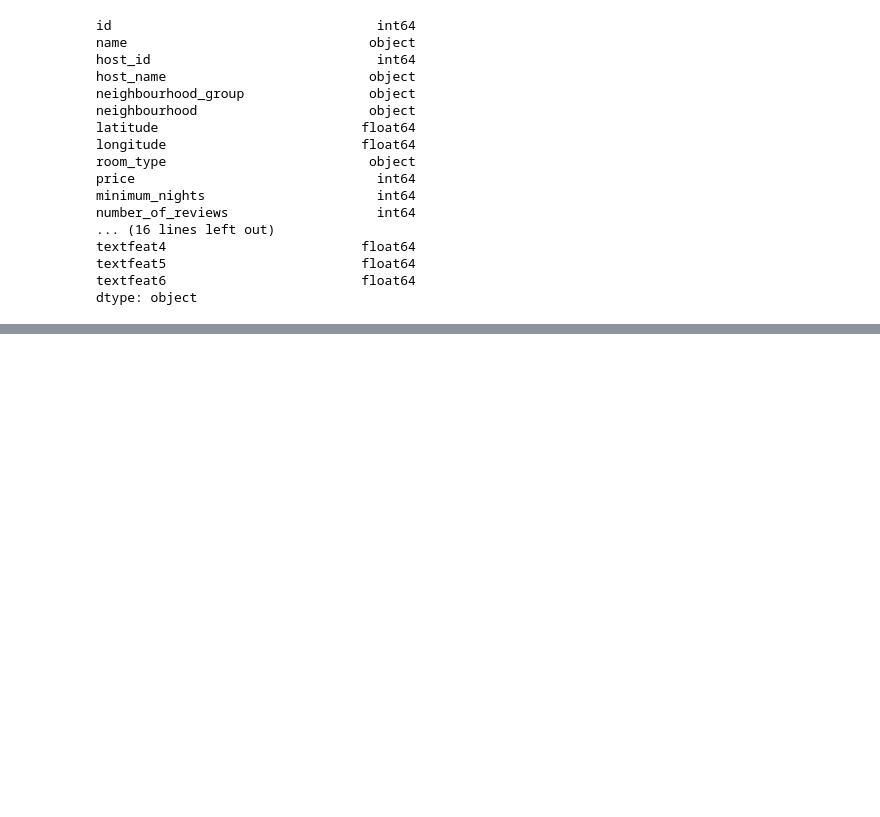
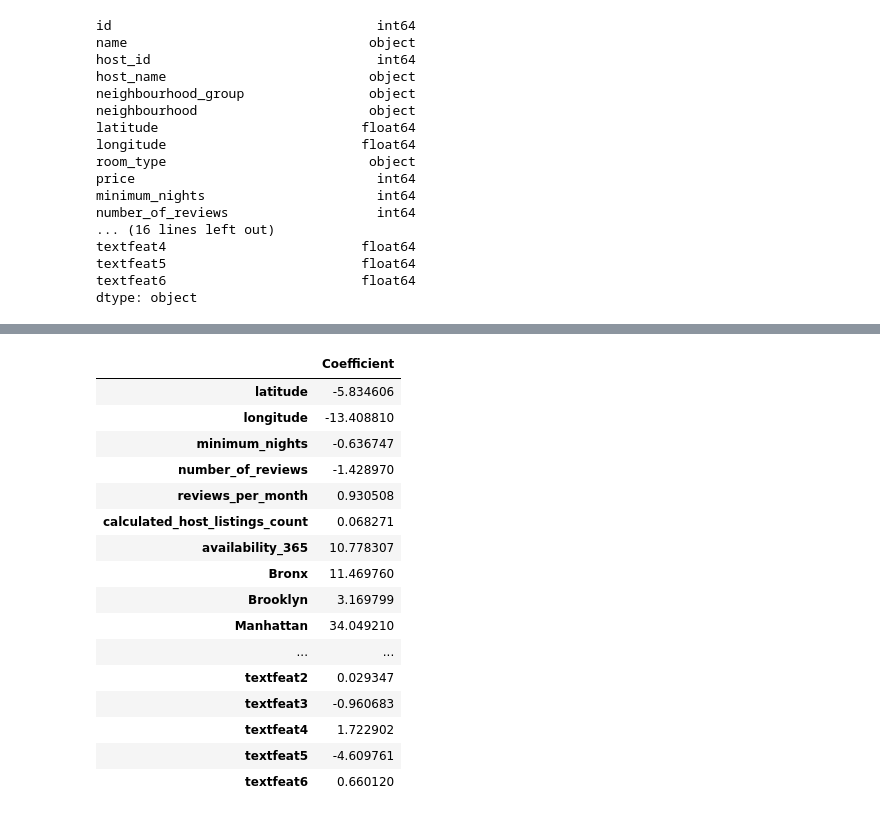
Before and after one commit to joshuajacobs2020/AirbnbPricePrediction, a Jupyter notebook: Airbnb2_Jerry.ipynb, the cells around one changed output, grey strips where cells are left out. Cells and saved outputs as stored; diff of their text form; code cells hidden in the pictures; blank space fills up the shorter version.

```diff
--- a/Airbnb2_Jerry.ipynb
+++ b/Airbnb2_Jerry.ipynb
@@ -27,0 +107,20 @@ dtype: object
+# %%
+pd.DataFrame(linreg.coef_, X.columns, columns=['Coefficient'])
+# %% [output]
+|  | Coefficient |
+| latitude | -5.834606 |
+| longitude | -13.408810 |
+| minimum_nights | -0.636747 |
+| number_of_reviews | -1.428970 |
+| reviews_per_month | 0.930508 |
+| calculated_host_listings_count | 0.068271 |
+| availability_365 | 10.778307 |
+| Bronx | 11.469760 |
+| Brooklyn | 3.169799 |
+| Manhattan | 34.049210 |
+| ... | ... |
+| textfeat2 | 0.029347 |
+| textfeat3 | -0.960683 |
+| textfeat4 | 1.722902 |
+| textfeat5 | -4.609761 |
+| textfeat6 | 0.660120 |
```
Also changed, not shown: parts of 19 cells of this notebook.
